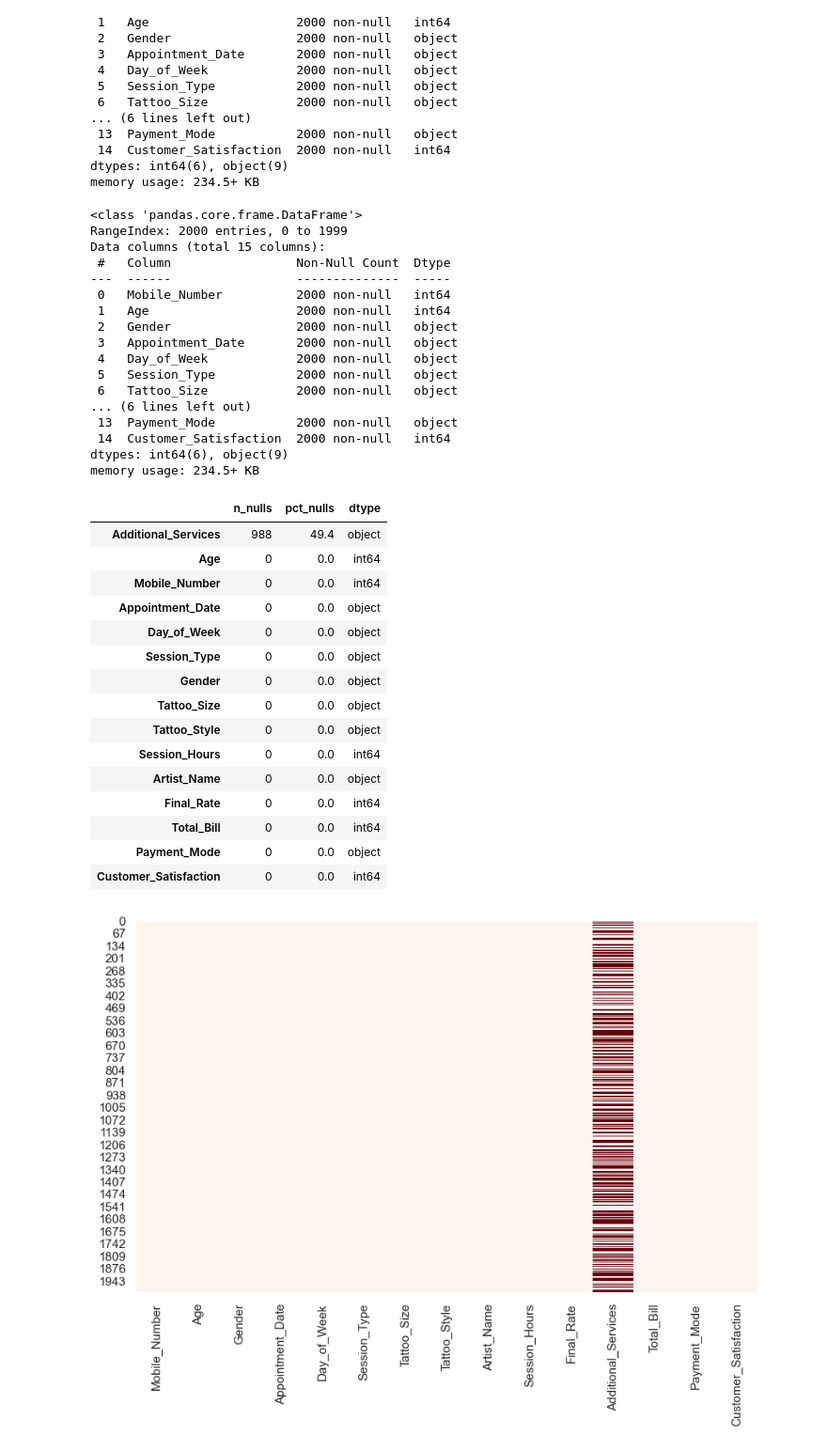
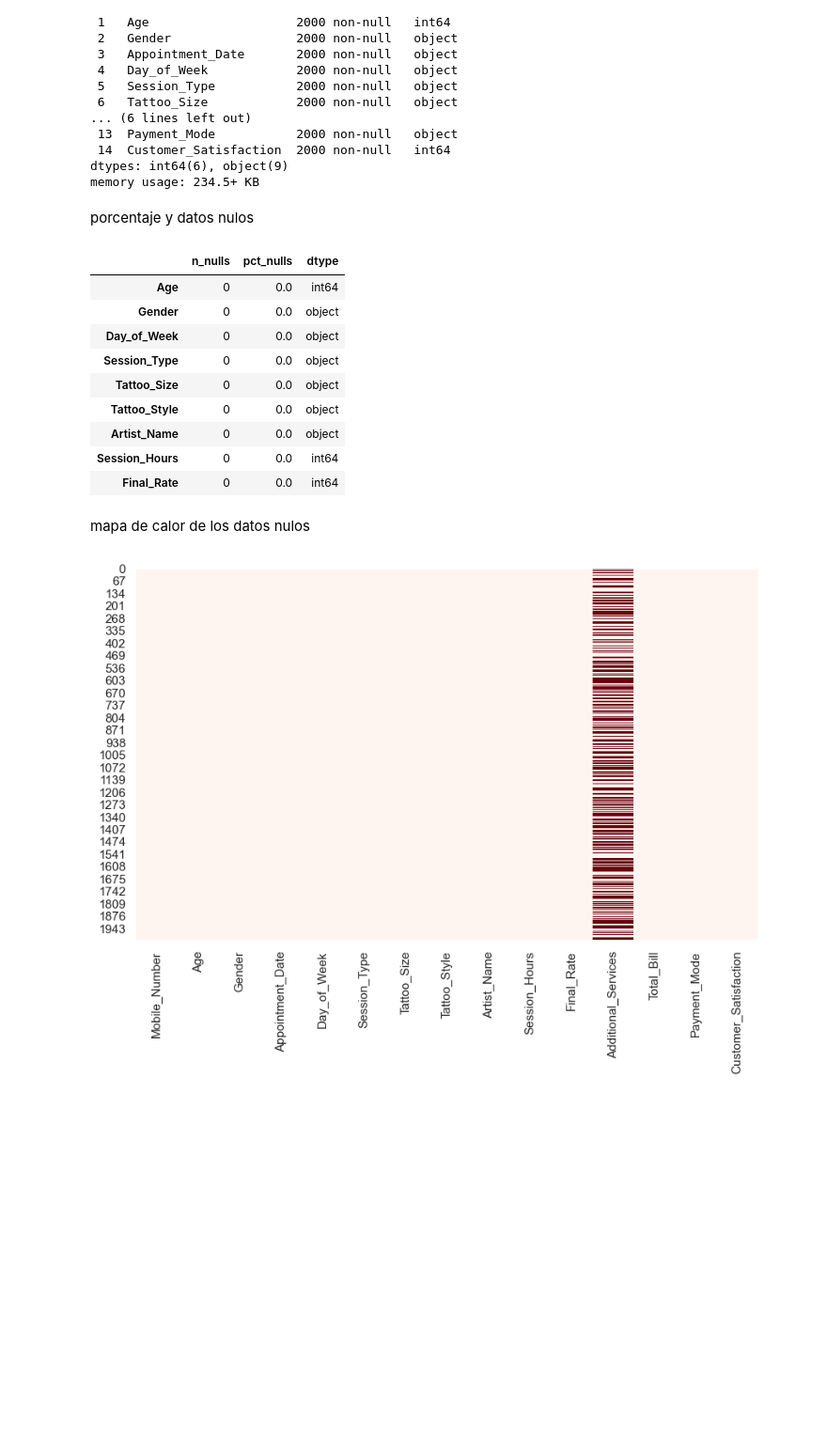
Before and after one commit to pauarsu/tattoo-studio-analysis, a Jupyter notebook: notebook/00_analisis_tattoo.ipynb, the cells around one changed output. Shown at 94% size. Drawn from its saved outputs; the diff is of its cells as text; code cells hidden in the pictures; blank space fills up the shorter version.

```diff
--- a/notebook/00_analisis_tattoo.ipynb
+++ b/notebook/00_analisis_tattoo.ipynb
@@ -60,48 +60,27 @@ Data columns (total 15 columns):
  14  Customer_Satisfaction  2000 non-null   int64
 dtypes: int64(6), object(9)
 memory usage: 234.5+ KB
+# %% [markdown]
+porcentaje y datos nulos
 # %%
-# Tip rápido: info + nulos
-df.info()
 display(pd.DataFrame({
     "n_nulls": df.isna().sum(),
     "pct_nulls": (df.isna().mean()*100).round(2),
     "dtype": df.dtypes.astype(str)
 }).sort_values("pct_nulls", ascending=False))
 # %% [output]
-<class 'pandas.core.frame.DataFrame'>
-RangeIndex: 2000 entries, 0 to 1999
-Data columns (total 15 columns):
- #   Column                 Non-Null Count  Dtype
----  ------                 --------------  -----
- 0   Mobile_Number          2000 non-null   int64
- 1   Age                    2000 non-null   int64
- 2   Gender                 2000 non-null   object
- 3   Appointment_Date       2000 non-null   object
- 4   Day_of_Week            2000 non-null   object
- 5   Session_Type           2000 non-null   object
- 6   Tattoo_Size            2000 non-null   object
-... (6 lines left out)
- 13  Payment_Mode           2000 non-null   object
- 14  Customer_Satisfaction  2000 non-null   int64
-dtypes: int64(6), object(9)
-memory usage: 234.5+ KB
 |  | n_nulls | pct_nulls | dtype |
-| Additional_Services | 988 | 49.4 | object |
 | Age | 0 | 0.0 | int64 |
-| Mobile_Number | 0 | 0.0 | int64 |
-| Appointment_Date | 0 | 0.0 | object |
+| Gender | 0 | 0.0 | object |
 | Day_of_Week | 0 | 0.0 | object |
 | Session_Type | 0 | 0.0 | object |
-| Gender | 0 | 0.0 | object |
 | Tattoo_Size | 0 | 0.0 | object |
 | Tattoo_Style | 0 | 0.0 | object |
+| Artist_Name | 0 | 0.0 | object |
 | Session_Hours | 0 | 0.0 | int64 |
-| Artist_Name | 0 | 0.0 | object |
 | Final_Rate | 0 | 0.0 | int64 |
-| Total_Bill | 0 | 0.0 | int64 |
-| Payment_Mode | 0 | 0.0 | object |
-| Customer_Satisfaction | 0 | 0.0 | int64 |
+# %% [markdown]
+mapa de calor de los datos nulos
 # %%
 sns.heatmap(df.isna(), cbar=False, cmap="Reds")
 plt.show()
```
Also changed, not shown: parts of 27 cells of this notebook, 1 other file.
